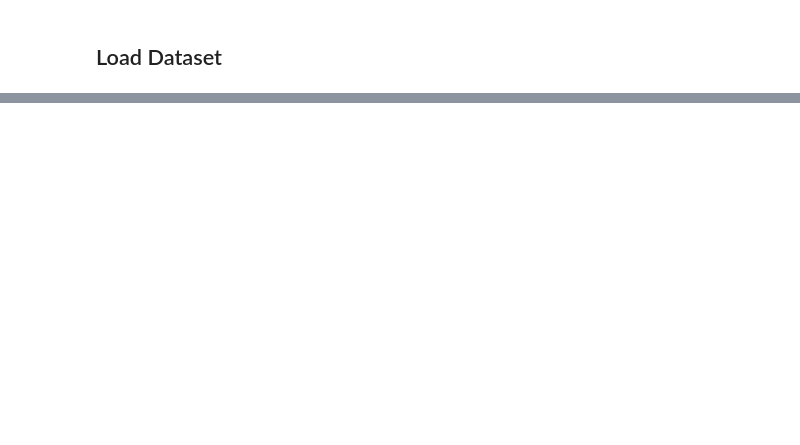
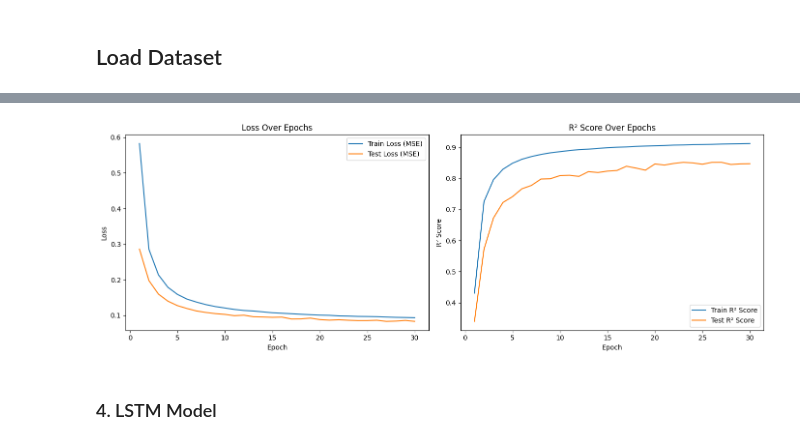
Before and after one commit to Shirisha-18/exchange-rates-forecasting, a Jupyter notebook: models/modeling.ipynb, the cells around one changed output, grey strips where cells are left out. Cells and saved outputs as stored; diff of their text form; code cells hidden in the pictures; blank space fills up the shorter version.

```diff
--- a/models/modeling.ipynb
+++ b/models/modeling.ipynb
@@ -38,0 +355,21 @@ df,
+# %%
+class SingleLayerBidirectionalRNN(nn.Module):
+    def __init__(self, input_size, hidden_size, output_size):
+        super(SingleLayerBidirectionalRNN, self).__init__()
+        self.rnn = nn.RNN(input_size, hidden_size, batch_first=True, bidirectional=True)
+        self.fc = nn.Linear(hidden_size * 2, output_size)  # *2 for bidirectional
+
+    def forward(self, x):
+        out, _ = self.rnn(x)
+        out = self.fc(out[:, -1, :])  # last time step output
+        return out
+# %%
+input_size = X_train.shape[2]  # features
+hidden_size = 64
+output_size = y_train.shape[1]  # targets
+
+model = SingleLayerBidirectionalRNN(input_size, hidden_size, output_size)
+criterion = nn.MSELoss()
+optimizer = optim.Adam(model.parameters(), lr=0.001)
+# %%
+train_losses, test_losses, train_r2s, test_r2s = train_model(model, train_loader, test_loader, num_epochs=30, lr=0.001)
@@ -38,0 +394,6 @@ df,
+# %%
+plot_metrics(train_losses, test_losses, train_r2s, test_r2s)
+# %% [output]
+[figure, added]
+# %% [markdown]
+### 4. LSTM Model
```
Also changed, not shown: parts of 34 cells of this notebook.
